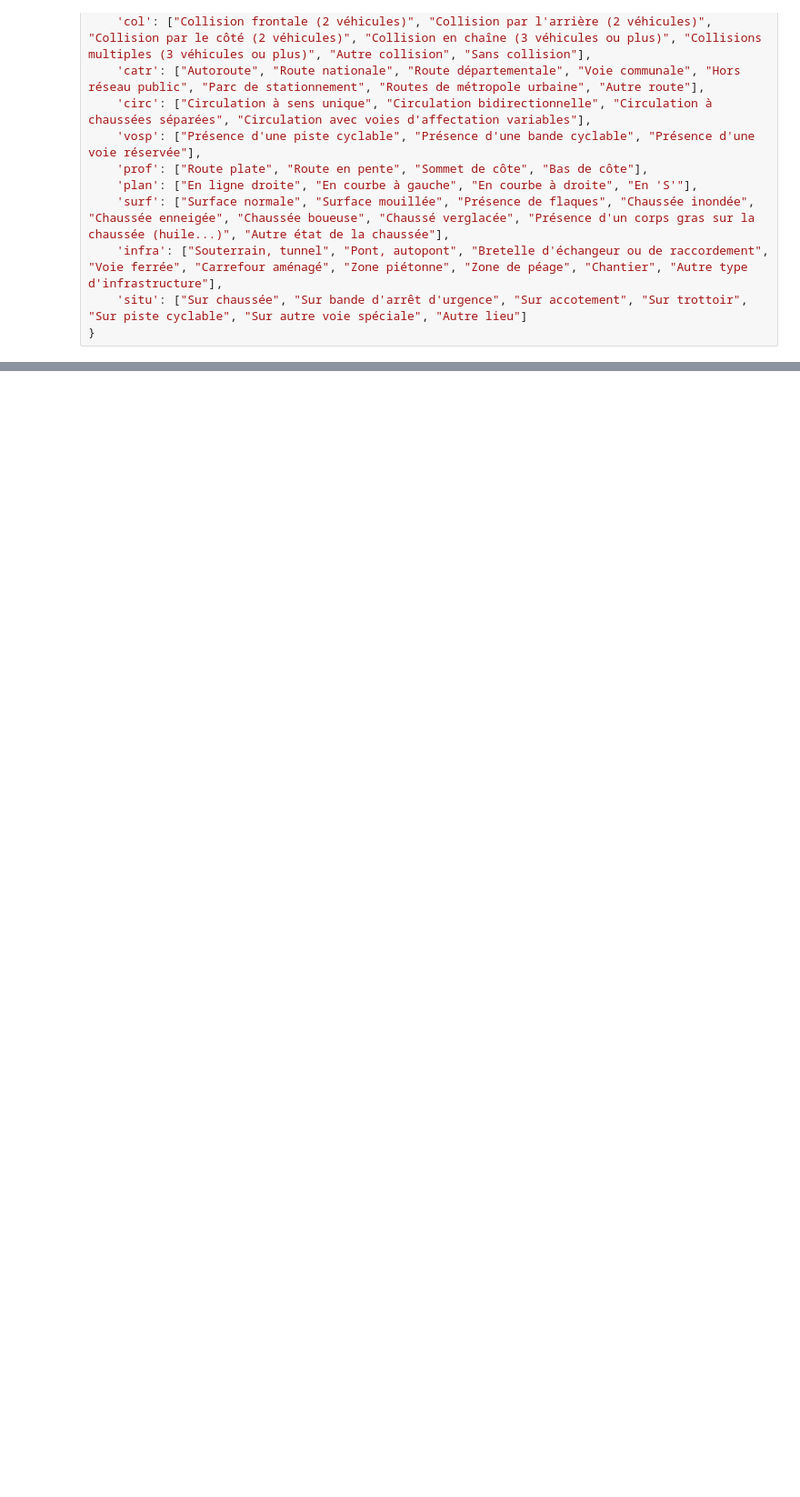
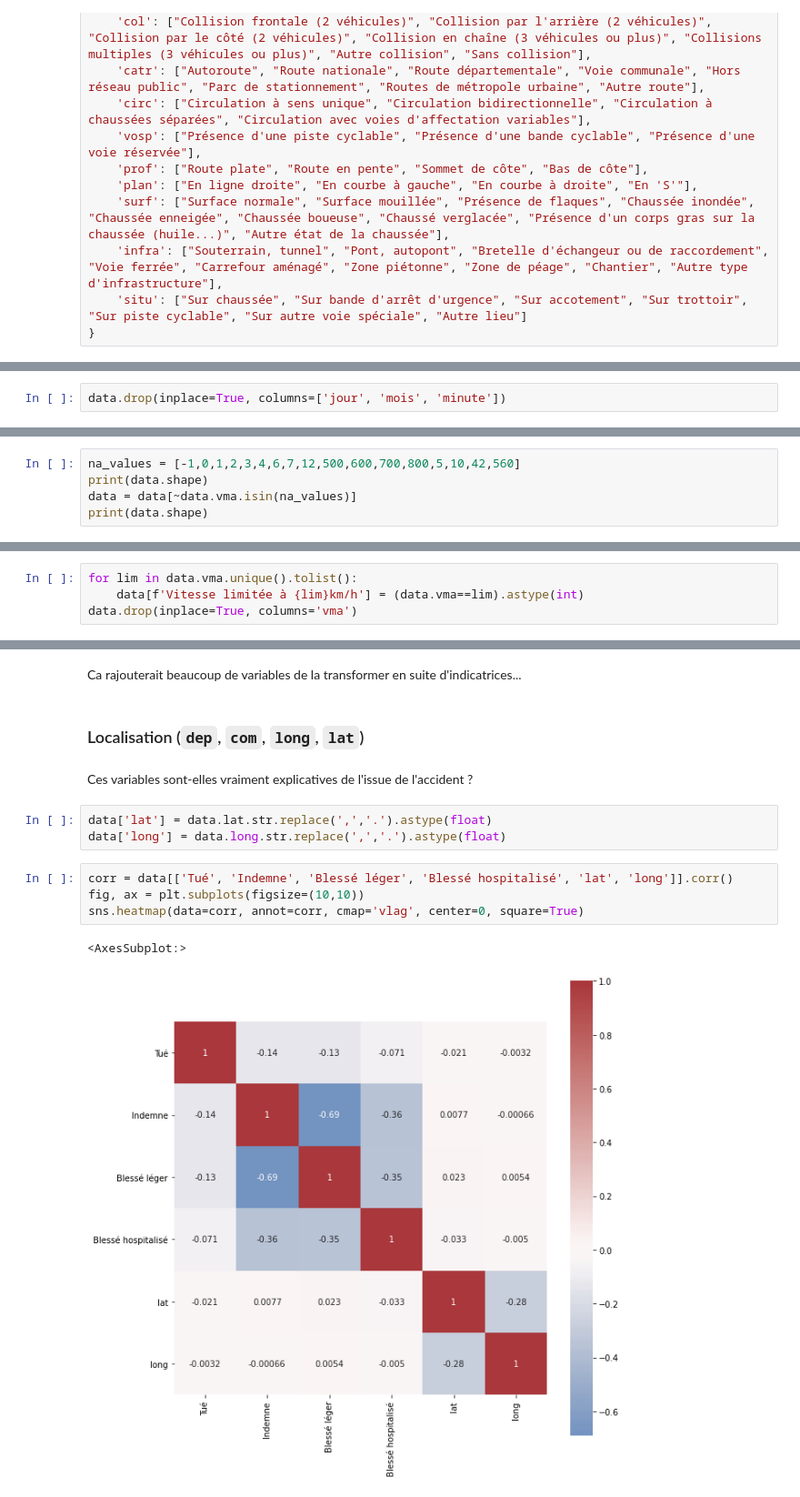
Before and after one commit to erwan-auchere/Projet-Python, a Jupyter notebook: conversion-variables.ipynb, the cells around one changed output, grey strips where cells are left out. Shown at 91% size. Cells and saved outputs as stored; diff of their text form; blank space fills up the shorter version.

```diff
--- a/conversion-variables.ipynb
+++ b/conversion-variables.ipynb
@@ -102,0 +139,2 @@ Il faut encore gérer les variables non-catégorielles : `an_naiss`, `jour`, `mo
+# %%
+data.drop(inplace=True, columns=['jour', 'mois', 'minute'])
@@ -102,0 +145,5 @@ Il faut encore gérer les variables non-catégorielles : `an_naiss`, `jour`, `mo
+# %%
+na_values = [-1,0,1,2,3,4,6,7,12,500,600,700,800,5,10,42,560]
+print(data.shape)
+data = data[~data.vma.isin(na_values)]
+print(data.shape)
@@ -102,0 +157,4 @@ Il faut encore gérer les variables non-catégorielles : `an_naiss`, `jour`, `mo
+# %%
+for lim in data.vma.unique().tolist():
+    data[f'Vitesse limitée à {lim}km/h'] = (data.vma==lim).astype(int)
+data.drop(inplace=True, columns='vma')
@@ -102,0 +167,16 @@ Il faut encore gérer les variables non-catégorielles : `an_naiss`, `jour`, `mo
+# %% [markdown]
+Ca rajouterait beaucoup de variables de la transformer en suite d'indicatrices...
+# %% [markdown]
+### Localisation (`dep`, `com`, `long`, `lat`)
+# %% [markdown]
+Ces variables sont-elles vraiment explicatives de l'issue de l'accident ?
+# %%
+data['lat'] = data.lat.str.replace(',','.').astype(float)
+data['long'] = data.long.str.replace(',','.').astype(float)
+# %%
+corr = data[['Tué', 'Indemne', 'Blessé léger', 'Blessé hospitalisé', 'lat', 'long']].corr()
+fig, ax = plt.subplots(figsize=(10,10))
+sns.heatmap(data=corr, annot=corr, cmap='vlag', center=0, square=True)
+# %% [output]
+<AxesSubplot:>
+[figure, added]
```
Also changed, not shown: parts of 31 cells of this notebook, 1 other file.
